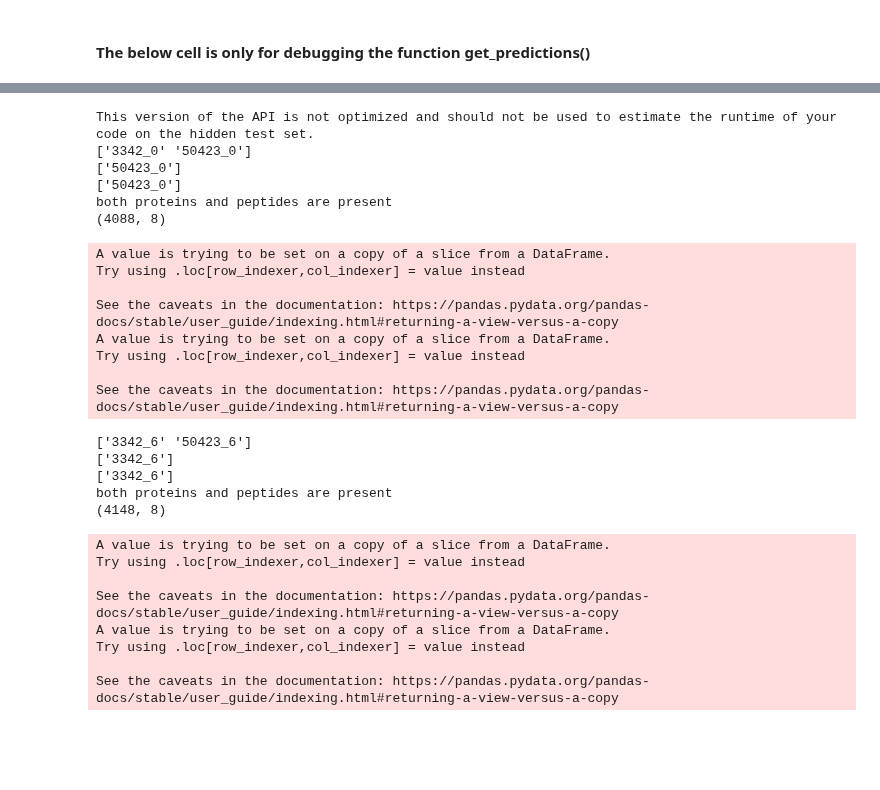
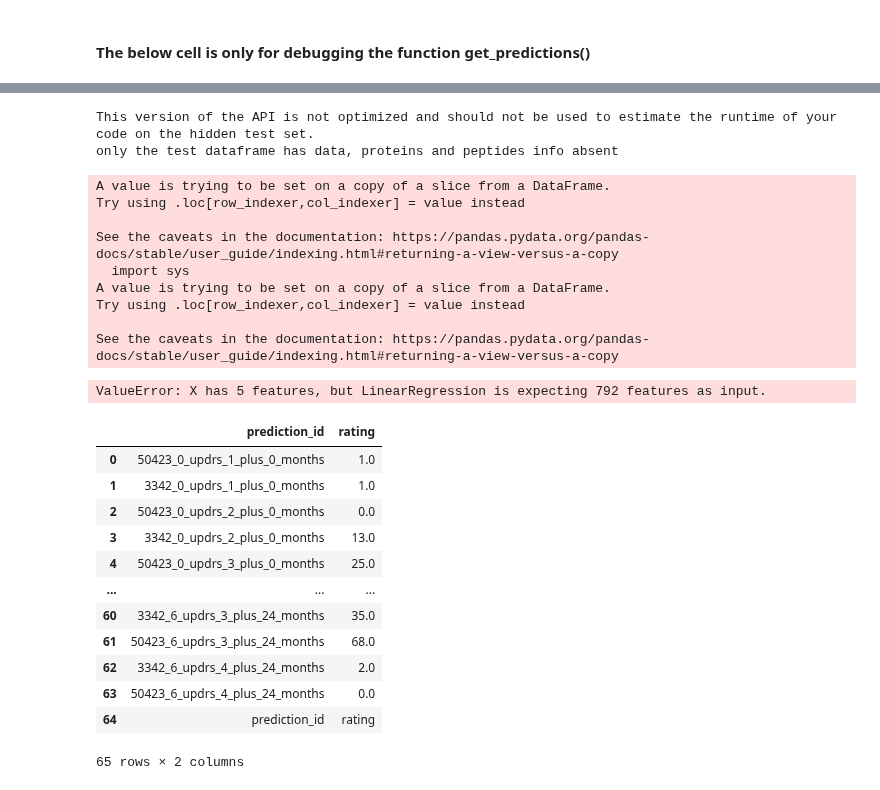
Before and after one commit to sumaniitm/AMP-parkinsons-disease-progression-prediction, a Jupyter notebook: amp-parkinson-s-disease-progression-prediction.ipynb, the cells around one changed output, grey strips where cells are left out. Drawn from its saved outputs; the diff is of its cells as text; code cells hidden in the pictures; blank space fills up the shorter version.

```diff
--- a/amp-parkinson-s-disease-progression-prediction.ipynb
+++ b/amp-parkinson-s-disease-progression-prediction.ipynb
@@ -673,40 +588,48 @@ See the caveats in the documentation: https://pandas.pydata.org/pandas-docs/stab
 # %%
 import amp_pd_peptide
+
 env = amp_pd_peptide.make_env()   # initialize the environment for one run only
+
+#amp_pd_peptide.make_env.__called__ = False
+#type(env)._state = type(type(env)._state).__dict__['INIT']
+
 iter_test = env.iter_test()
 
 for (test, test_peptides, test_proteins, submission) in iter_test:
-    #result = get_predictions(model_dict=decision_model_dict, df_test=test)
-    result = get_predictions(model_dict=decision_model_dict, df_test=test, df_proteins=test_proteins, df_peptides=test_peptides)
+    result = get_predictions(model_dict=poly_model_dict, df_test=test)
+    #result = get_predictions(model_dict=decision_model_dict, df_test=test, df_peptides=test_peptides)
+    #result = get_predictions(model_dict=decision_model_dict, df_test=test, df_proteins=test_proteins, df_peptides=test_peptides)
     env.predict(result)
 # %% [output]
 This version of the API is not optimized and should not be used to estimate the runtime of your code on the hidden test set.
-['3342_0' '50423_0']
-['50423_0']
-['50423_0']
-both proteins and peptides are present
-(4088, 8)
+only the test dataframe has data, proteins and peptides info absent
 A value is trying to be set on a copy of a slice from a DataFrame.
 Try using .loc[row_indexer,col_indexer] = value instead
 
 See the caveats in the documentation: https://pandas.pydata.org/pandas-docs/stable/user_guide/indexing.html#returning-a-view-versus-a-copy
+  import sys
 A value is trying to be set on a copy of a slice from a DataFrame.
 Try using .loc[row_indexer,col_indexer] = value instead
 
 See the caveats in the documentation: https://pandas.pydata.org/pandas-docs/stable/user_guide/indexing.html#returning-a-view-versus-a-copy
-['3342_6' '50423_6']
-['3342_6']
-['3342_6']
-both proteins and peptides are present
-(4148, 8)
+ValueError: X has 5 features, but LinearRegression is expecting 792 features as input.
-A value is trying to be set on a copy of a slice from a DataFrame.
-Try using .loc[row_indexer,col_indexer] = value instead
-
-See the caveats in the documentation: https://pandas.pydata.org/pandas-docs/stable/user_guide/indexing.html#returning-a-view-versus-a-copy
-A value is trying to be set on a copy of a slice from a DataFrame.
-Try using .loc[row_indexer,col_indexer] = value instead
-
-See the caveats in the documentation: https://pandas.pydata.org/pandas-docs/stable/user_guide/indexing.html#returning-a-view-versus-a-copy
+# %%
+"""submission = pd.read_csv('/kaggle/working/submission.csv')
+submission.drop_duplicates()"""
+# %% [output]
+|  | prediction_id | rating |
+| 0 | 50423_0_updrs_1_plus_0_months | 1.0 |
+| 1 | 3342_0_updrs_1_plus_0_months | 1.0 |
+| 2 | 50423_0_updrs_2_plus_0_months | 0.0 |
+| 3 | 3342_0_updrs_2_plus_0_months | 13.0 |
+| 4 | 50423_0_updrs_3_plus_0_months | 25.0 |
+| ... | ... | ... |
+| 60 | 3342_6_updrs_3_plus_24_months | 35.0 |
+| 61 | 50423_6_updrs_3_plus_24_months | 68.0 |
+| 62 | 3342_6_updrs_4_plus_24_months | 2.0 |
+| 63 | 50423_6_updrs_4_plus_24_months | 0.0 |
+| 64 | prediction_id | rating |
+65 rows × 2 columns
 # %%
 """import amp_pd_peptide
 env = amp_pd_peptide.make_env()
```
Also changed, not shown: parts of 17 cells of this notebook.
